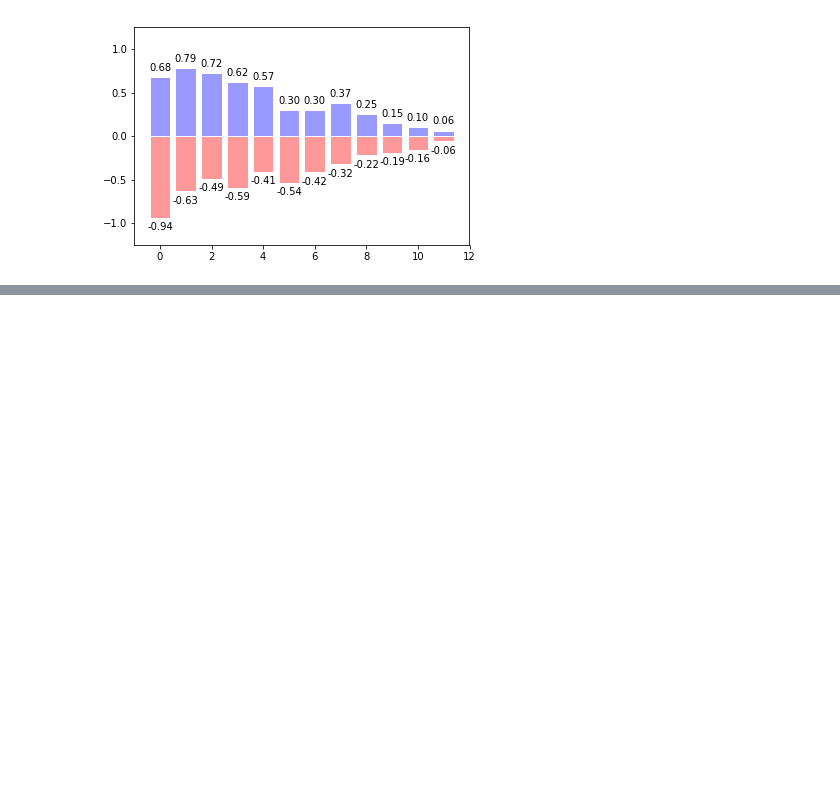
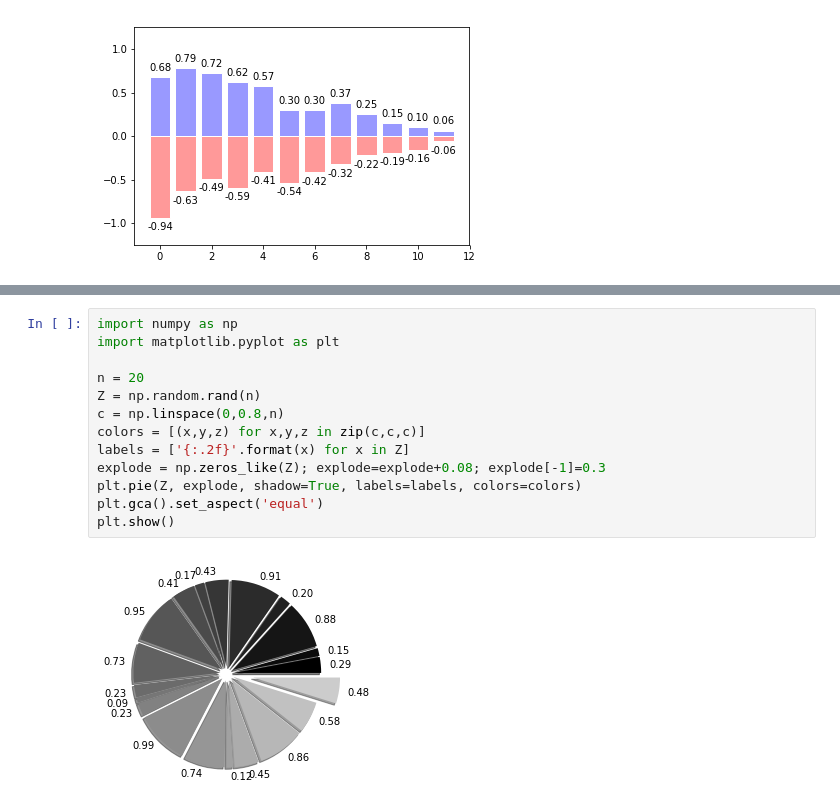
Before and after one commit to alwilliams2433/python_learning, a Jupyter notebook: matplotlib_exercises.ipynb, the cells around one changed output, grey strips where cells are left out. Drawn from its saved outputs; the diff is of its cells as text; blank space fills up the shorter version.

```diff
--- a/matplotlib_exercises.ipynb
+++ b/matplotlib_exercises.ipynb
@@ -55,0 +93,15 @@ plt.show()
+# %%
+import numpy as np
+import matplotlib.pyplot as plt
+
+n = 20
+Z = np.random.rand(n)
+c = np.linspace(0,0.8,n)
+colors = [(x,y,z) for x,y,z in zip(c,c,c)]
+labels = ['{:.2f}'.format(x) for x in Z]
+explode = np.zeros_like(Z); explode=explode+0.08; explode[-1]=0.3
+plt.pie(Z, explode, shadow=True, labels=labels, colors=colors)
+plt.gca().set_aspect('equal')
+plt.show()
+# %% [output]
+[figure, added]
```
Also changed, not shown: parts of 8 cells of this notebook, 1 other file.
